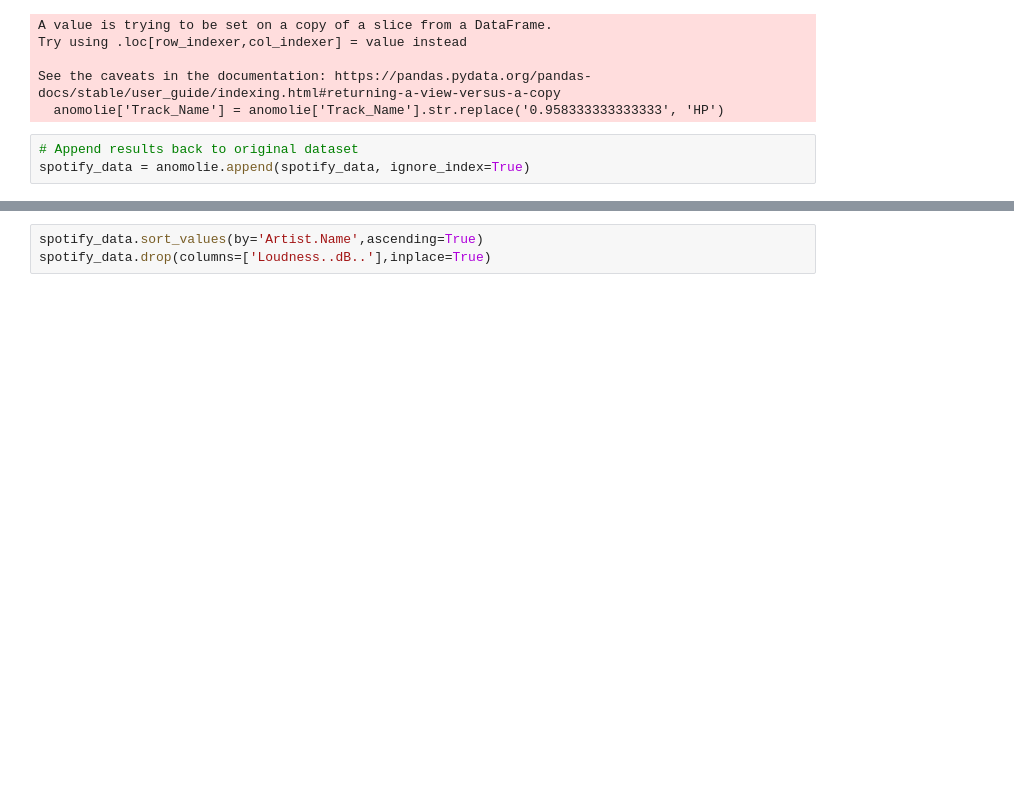
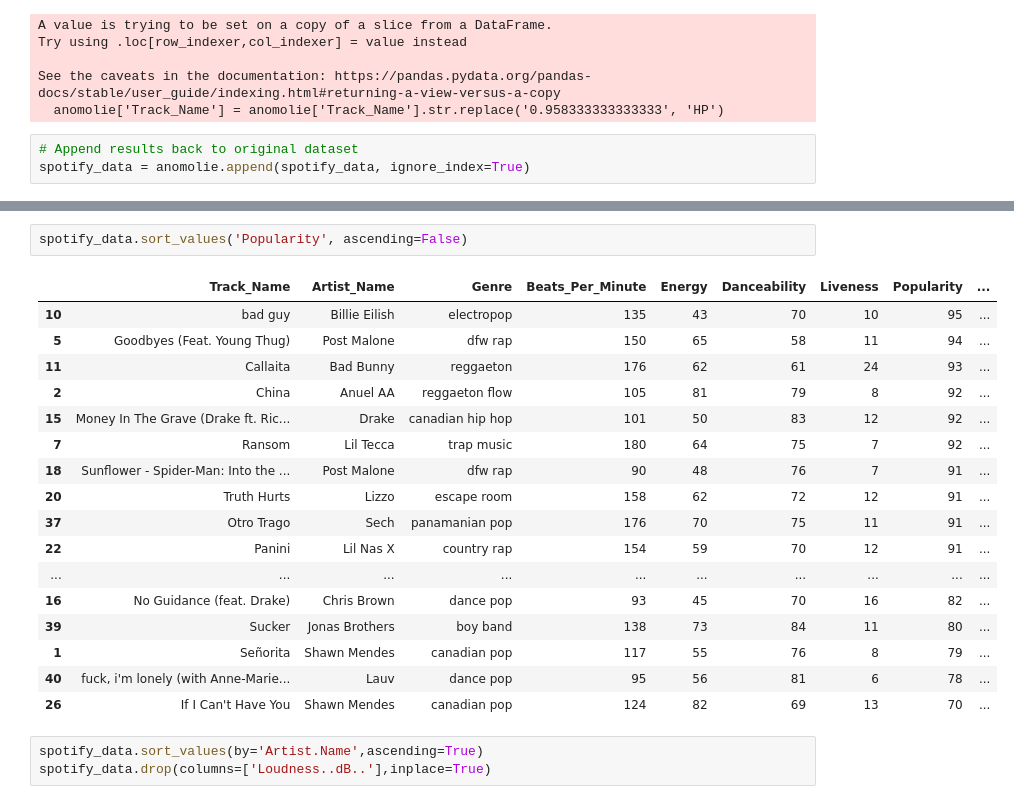
Before and after one commit to davelotito/Personal_Projects, a Jupyter notebook: Spotify Project/Spotify_Project_Popular_Songs.ipynb, the cells around one changed output, grey strips where cells are left out. Cells and saved outputs as stored; diff of their text form; blank space fills up the shorter version.

```diff
--- a/Spotify Project/Spotify_Project_Popular_Songs.ipynb
+++ b/Spotify Project/Spotify_Project_Popular_Songs.ipynb
@@ -107,3 +126,23 @@ spotify_data = anomolie.append(spotify_data, ignore_index=True)
+# %%
+spotify_data.sort_values('Popularity', ascending=False)
+# %% [output]
+|  | Track_Name | Artist_Name | Genre | Beats_Per_Minute | Energy | Danceability | Liveness | Popularity | ... |
+| 10 | bad guy | Billie Eilish | electropop | 135 | 43 | 70 | 10 | 95 | ... |
+| 5 | Goodbyes (Feat. Young Thug) | Post Malone | dfw rap | 150 | 65 | 58 | 11 | 94 | ... |
+| 11 | Callaita | Bad Bunny | reggaeton | 176 | 62 | 61 | 24 | 93 | ... |
+| 2 | China | Anuel AA | reggaeton flow | 105 | 81 | 79 | 8 | 92 | ... |
+| 15 | Money In The Grave (Drake ft. Ric... | Drake | canadian hip hop | 101 | 50 | 83 | 12 | 92 | ... |
+| 7 | Ransom | Lil Tecca | trap music | 180 | 64 | 75 | 7 | 92 | ... |
+| 18 | Sunflower - Spider-Man: Into the ... | Post Malone | dfw rap | 90 | 48 | 76 | 7 | 91 | ... |
+| 20 | Truth Hurts | Lizzo | escape room | 158 | 62 | 72 | 12 | 91 | ... |
+| 37 | Otro Trago | Sech | panamanian pop | 176 | 70 | 75 | 11 | 91 | ... |
+| 22 | Panini | Lil Nas X | country rap | 154 | 59 | 70 | 12 | 91 | ... |
+| ... | ... | ... | ... | ... | ... | ... | ... | ... | ... |
+| 16 | No Guidance (feat. Drake) | Chris Brown | dance pop | 93 | 45 | 70 | 16 | 82 | ... |
+| 39 | Sucker | Jonas Brothers | boy band | 138 | 73 | 84 | 11 | 80 | ... |
+| 1 | Señorita | Shawn Mendes | canadian pop | 117 | 55 | 76 | 8 | 79 | ... |
+| 40 | fuck, i'm lonely (with Anne-Marie... | Lauv | dance pop | 95 | 56 | 81 | 6 | 78 | ... |
+| 26 | If I Can't Have You | Shawn Mendes | canadian pop | 124 | 82 | 69 | 13 | 70 | ... |
 # %%
 spotify_data.sort_values(by='Artist.Name',ascending=True)
 spotify_data.drop(columns=['Loudness..dB..'],inplace=True)
```
Also changed, not shown: parts of 3 cells of this notebook.
